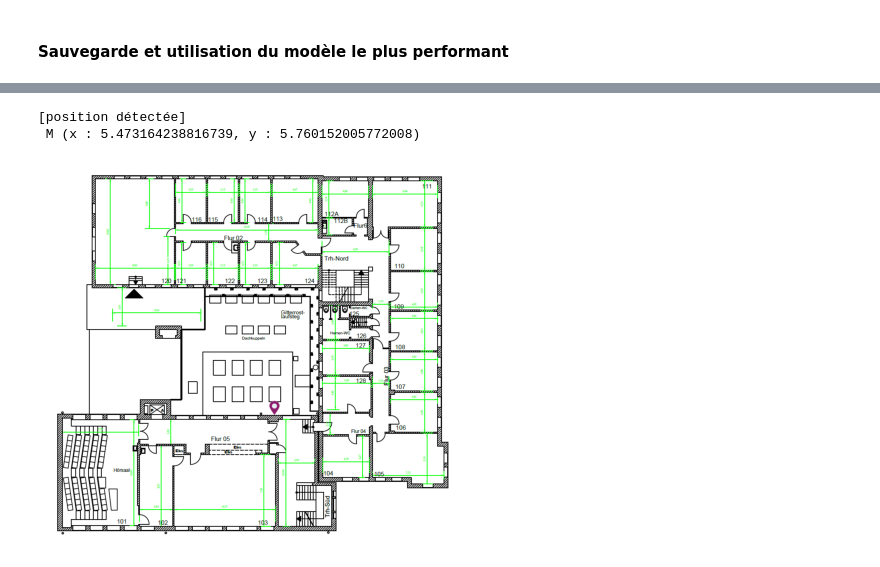
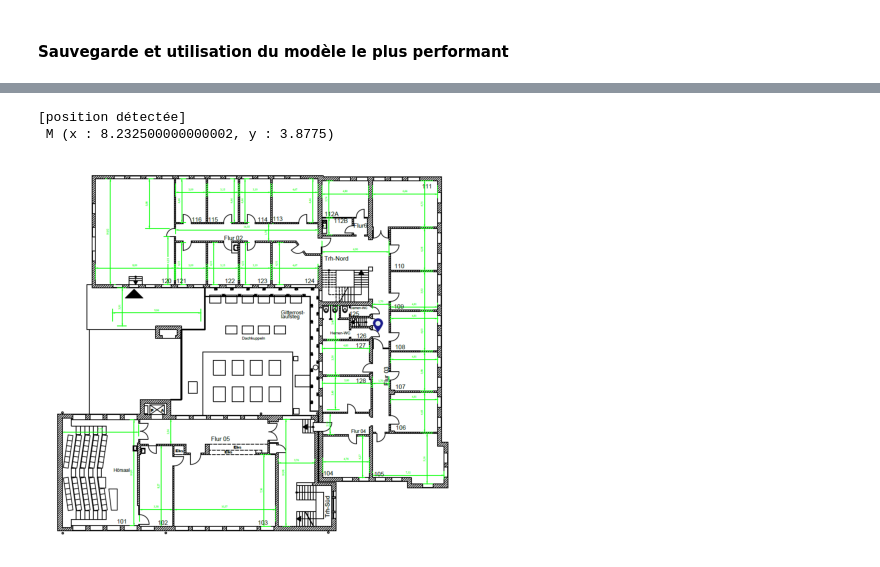
Before and after one commit to MbeHenri/detect_user_building, a Jupyter notebook: ml.ipynb, the cells around one changed output, grey strips where cells are left out. Saved outputs shown, nothing was run; the diff lists cells and outputs as text; code cells hidden in the pictures.

```diff
--- a/ml.ipynb
+++ b/ml.ipynb
@@ -82,22 +245,22 @@ M = detect_model.predict(usager)[0]
 # %%
 from src.plot import plot_position
 
 print("[position détectée]  ")
 print(f" M (x : {M[0]}, y : {M[1]})")
 
 image = plot_position(
     M,
     None,
-    "./images/pointeur_violet.png",
+    "./images/pointeur.png",
     image=image_batiment,
     echelle=ECHELLE,
-    showed=False
+    showed=False,
 )
 
 plt.imshow(image)
-plt.axis('off')
+plt.axis("off")
 plt.show()
 # %% [output]
 [position détectée]
- M (x : 5.473164238816739, y : 5.760152005772008)
+ M (x : 8.232500000000002, y : 3.8775)
-[figure, old version]
+[figure, new version]
```
Also changed, not shown: parts of 23 cells of this notebook, 18 other files.
